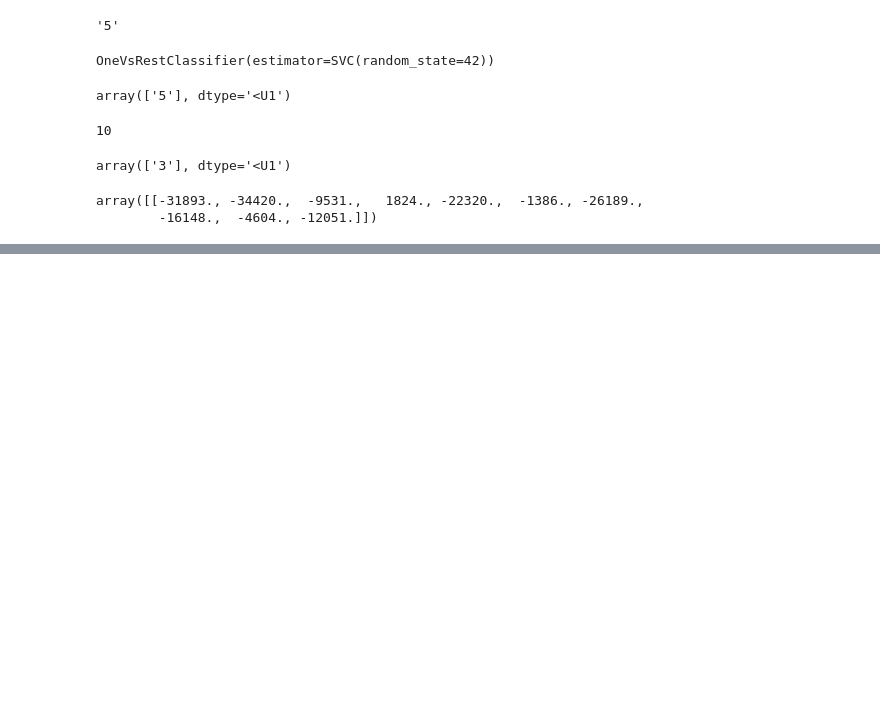
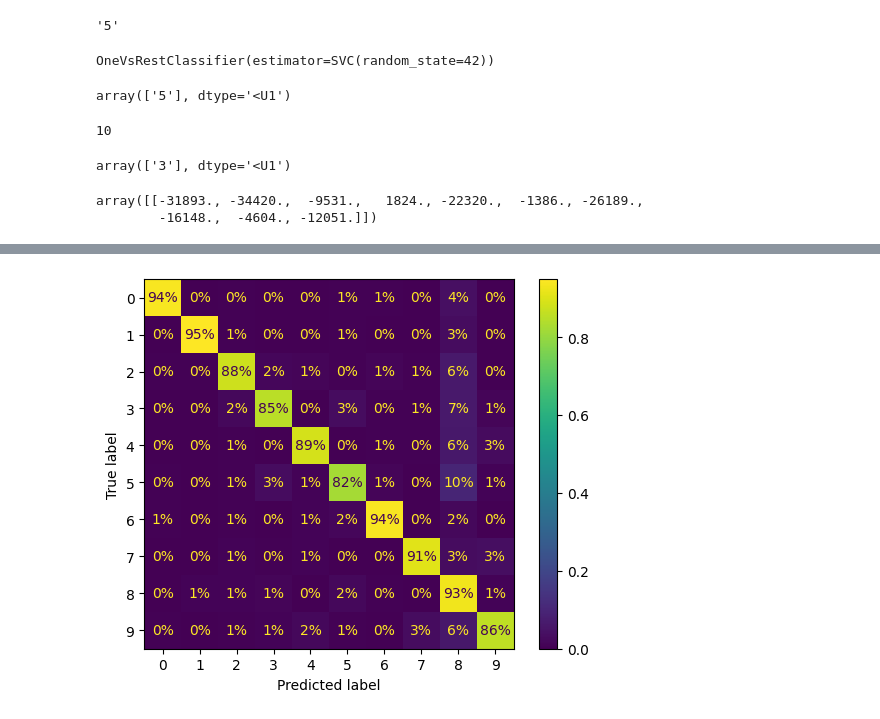
Before and after one commit to seshouan/Hands_on_ML, a Jupyter notebook: classification.ipynb, the cells around one changed output, grey strips where cells are left out. Drawn from its saved outputs; the diff is of its cells as text; code cells hidden in the pictures; blank space fills up the shorter version.

```diff
--- a/classification.ipynb
+++ b/classification.ipynb
@@ -290,0 +309,6 @@ cross_val_score(sgd_clf, X_train, y_train, cv=3, scoring='accuracy')
+# %%
+# normalize the confusion matrics to make it more interpretable
+ConfusionMatrixDisplay.from_predictions(y_train, y_train_pred, normalize='true', values_format='.0%')
+plt.show()
+# %% [output]
+[figure, added]
```
Also changed, not shown: parts of 5 cells of this notebook.
